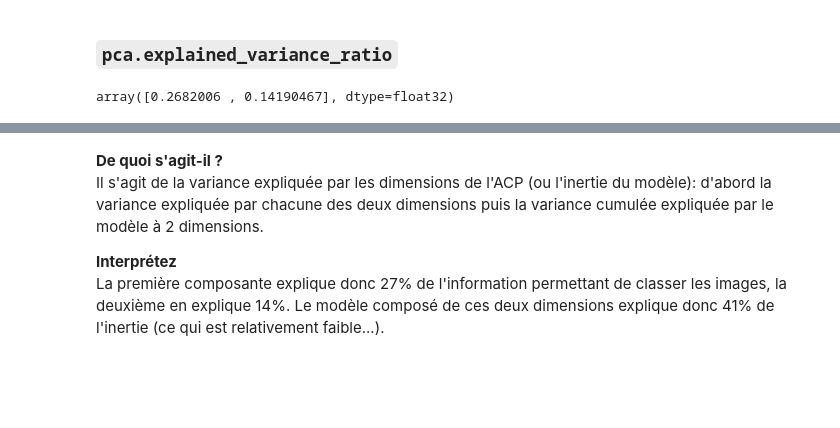
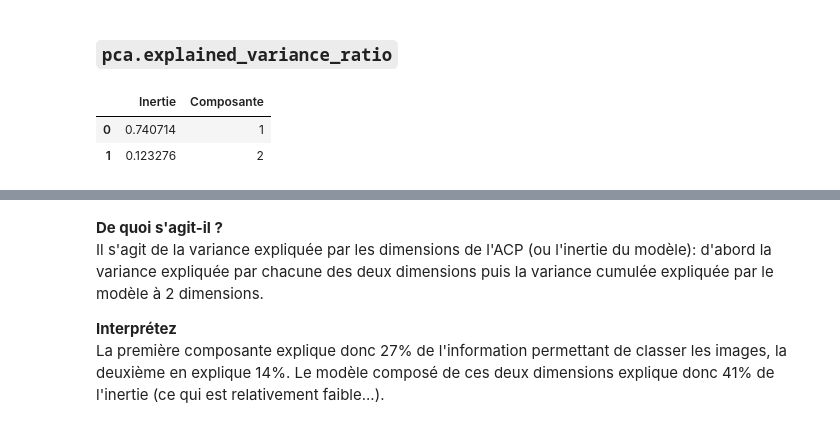
Before and after one commit to campusplage/compte-rendus-brun-franc, a Jupyter notebook: TP2_sklearn.ipynb, the cells around one changed output, grey strips where cells are left out. Drawn from its saved outputs; the diff is of its cells as text; code cells hidden in the pictures; blank space fills up the shorter version.

```diff
--- a/TP2_sklearn.ipynb
+++ b/TP2_sklearn.ipynb
@@ -372,9 +372,13 @@ Dans cette section, vous allez étudier certains paramètres appris par l'ACP, l
 ### `pca.explained_variance_ratio`
 # %%
 # Affichage de pca.explained_variance_ratio_, ainsi que de pca.explained_variance_ratio_.cumsum()
-pca.explained_variance_ratio_
+g=pandas.DataFrame(pca.explained_variance_ratio_)
+g["Composante"]=[1,2]
+g.rename(columns={g.columns[0]:"Inertie"})
 # %% [output]
-array([0.2682006 , 0.14190467], dtype=float32)
+|  | Inertie | Composante |
+| 0 | 0.740714 | 1 |
+| 1 | 0.123276 | 2 |
 # %%
 pca.explained_variance_ratio_.cumsum()
 # %% [output]
```
Also changed, not shown: parts of 7 cells of this notebook.
